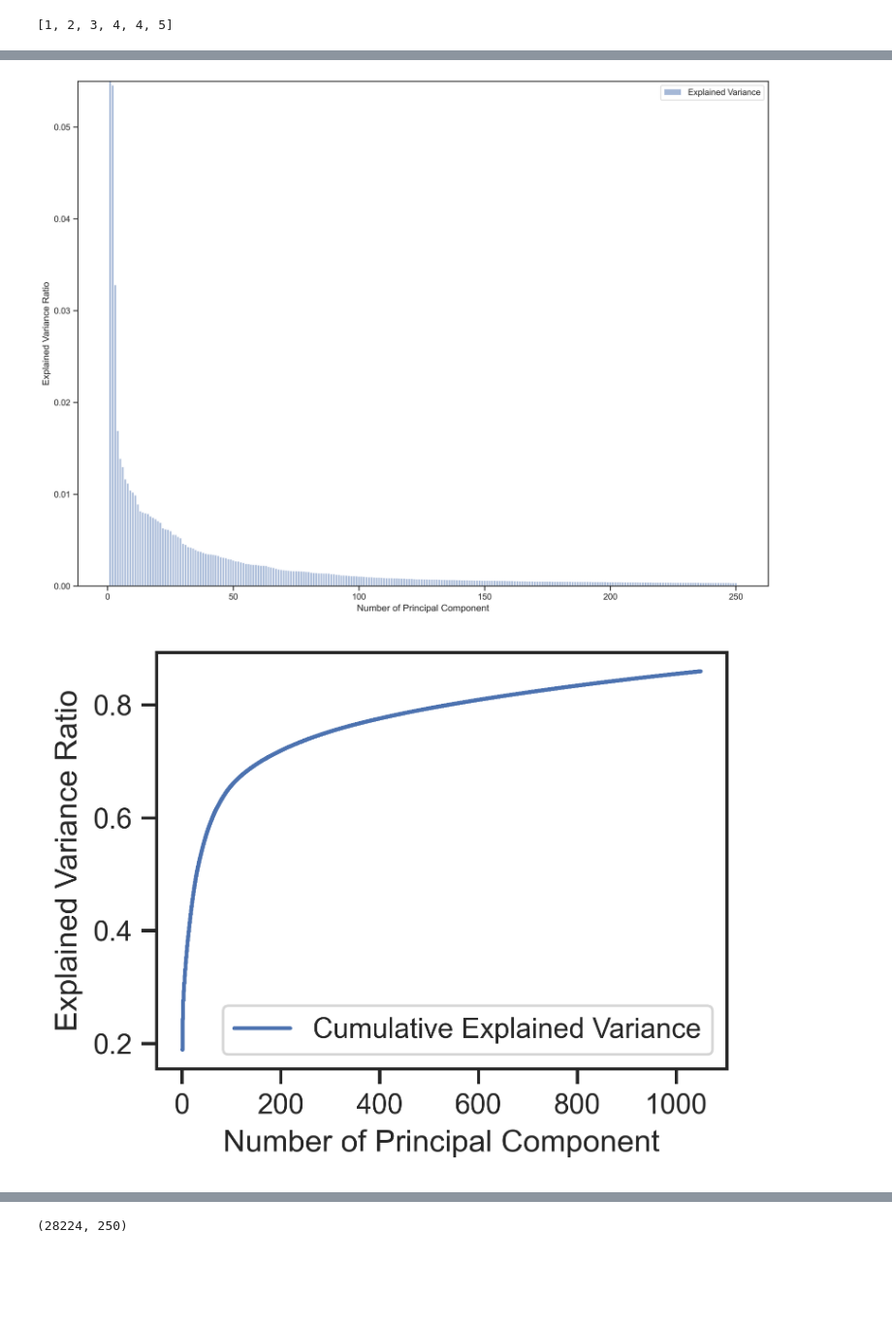
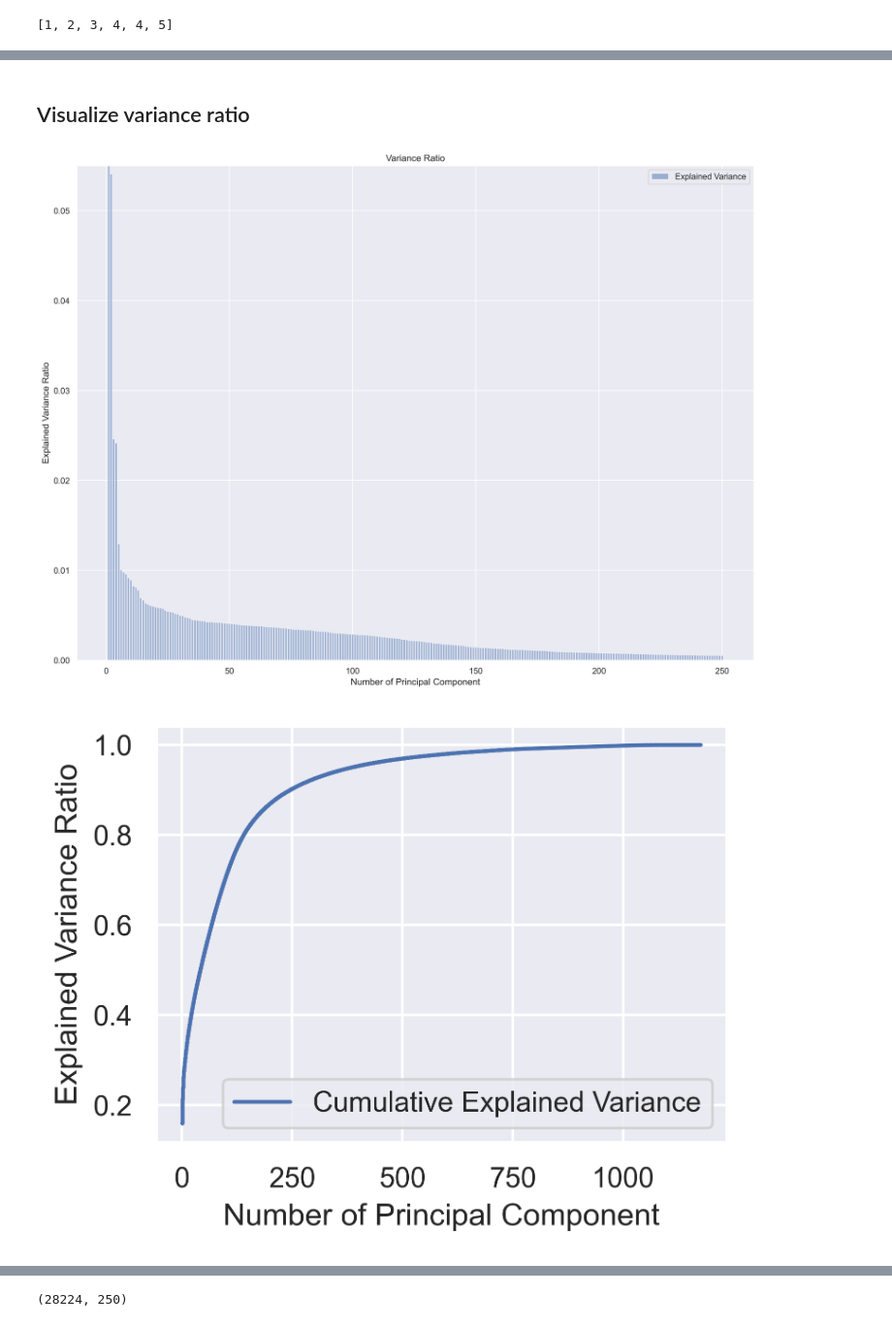
Before and after one commit to alifta/network, a Jupyter notebook: phonelab.ipynb, the cells around one changed output, grey strips where cells are left out. Shown at 97% size. Cells and saved outputs as stored; diff of their text form; code cells hidden in the pictures; blank space fills up the shorter version.

```diff
--- a/phonelab.ipynb
+++ b/phonelab.ipynb
@@ -13,16 +13,7 @@ sns.set(rc={'figure.dpi': 300, 'savefig.dpi': 300})
 
 import matplotlib.pyplot as plt
 import matplotlib.colors as clr
-
+# plt.style.use('seaborn-ticks')
+plt.style.use('science')
 plt.rcParams['figure.dpi'] = 300
 plt.rcParams['savefig.dpi'] = 300
-
-from graph.data import *
-from graph.network import *
-from graph.temporal import *
-from graph.utils import *
-
-# import graph.data
-# import graph.network
-# import graph.temporal
-# import graph.utils
@@ -101,0 +245,8 @@ V = np.load('/home/ali/Projects/Network/data/phonelab/data/user_day_ssid_connect
+# %%
+# V = np.load('/home/ali/Projects/Network/data/phonelab/data/user_ssid_connect_eigen_vals.npy')
+
+# V = np.load('/home/ali/Projects/Network/data/phonelab/data/user_day_ssid_connect_eigen_vals.npy')
+
+# V = np.load('/home/ali/Projects/Network/data/phonelab/data/user_location_connect_eigen_vals.npy')
+
+V = np.load('/home/ali/Projects/Network/data/phonelab/data/user_day_location_connect_eigen_vals.npy')
@@ -154,6 +340,11 @@ array([0.18838711, 0.05456197, 0.03279368, 0.0169058 , 0.01387585,
+# %% [markdown]
+## Visualize variance ratio
 # %%
 plt.figure(figsize=(16, 12), dpi=400)
-plt.bar(range(1, 251),
+plt.bar(
+        # range(1, len(V) + 1),
+        # var_exp.real,
+        range(1, 251),
         var_exp[:250].real,
         alpha=0.5,
         align='center',
@@ -164,24 +355,28 @@ plt.legend(loc='best')
 PATH = os.path.join(DATA, 'pca_variance_ratio.pdf')
 # plt.savefig(PATH, dpi=400)
 plt.ylim((0,0.055))
+plt.title('Variance Ratio')
 plt.show()
 # %% [output]
-[figure, old version]
+[figure, new version]
 # %%
 plt.figure(figsize=(4, 3), dpi=400)
-plt.step(range(1, 1051),
-            cum_var_exp[0:1050].real,
+plt.step(
+            range(1, len(V) + 1),
+            cum_var_exp.real,
+            # range(1, 1051),
+            # cum_var_exp[0:1050].real,
             where='mid',
             label='Cumulative Explained Variance')
 # plt.plot(cum_var_exp)
 plt.ylabel('Explained Variance Ratio')
 plt.xlabel('Number of Principal Component')
 plt.legend(loc='best')
 PATH = os.path.join(DATA, 'pca_variance_ratio.pdf')
 # plt.savefig(PATH, dpi=400)
 plt.show()
 # %% [output]
-[figure, old version]
+[figure, new version]
 # %%
 plt.figure(figsize=(4, 3), dpi=400)
 plt.bar(range(1, 251),
```
Also changed, not shown: parts of 76 cells of this notebook, 3 other files.
